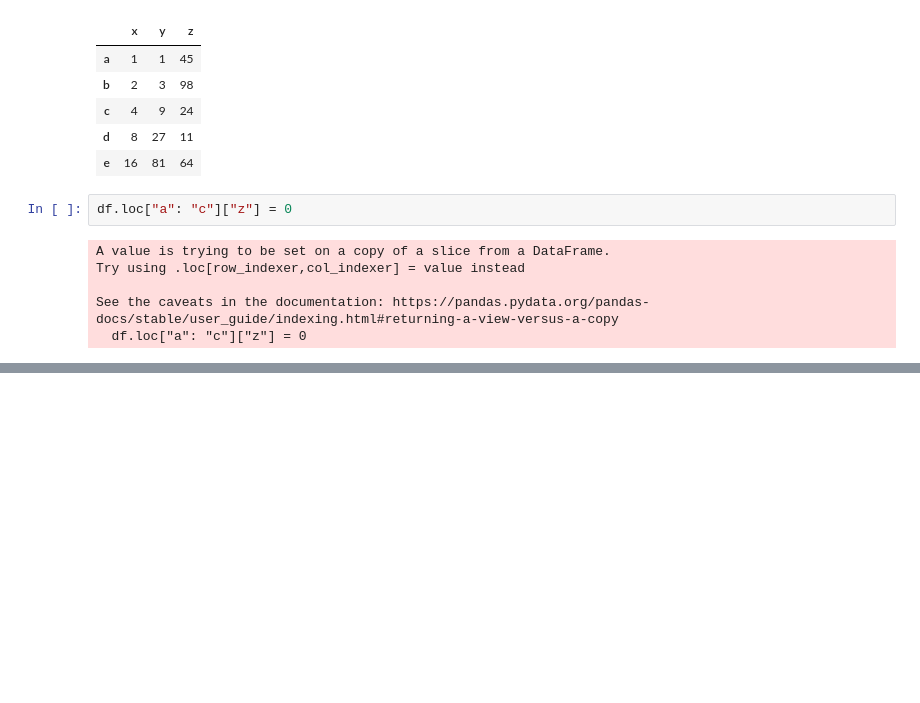
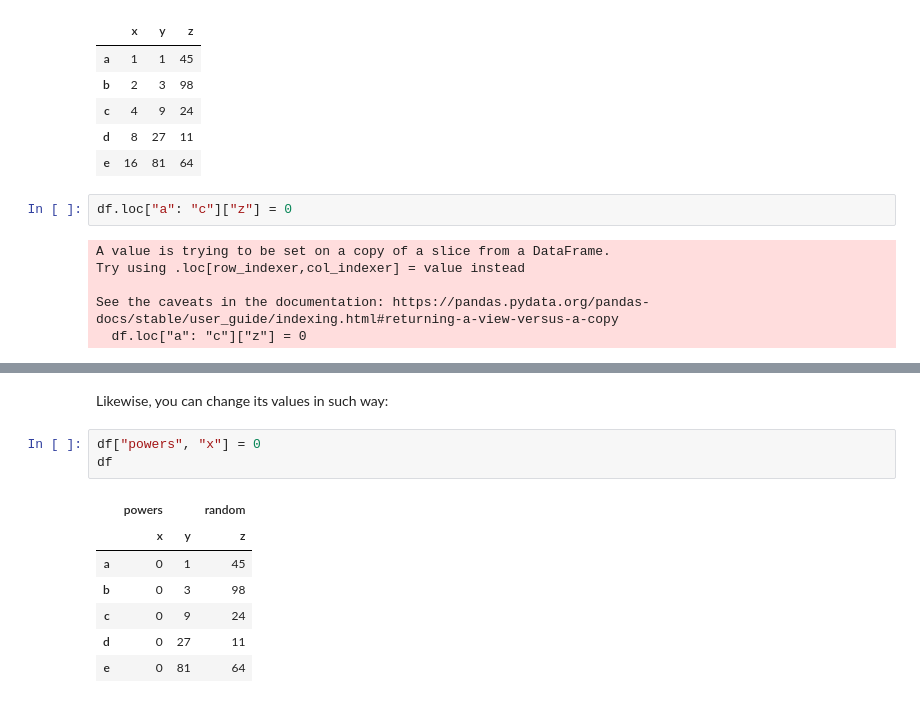
Before and after one commit to felipesebben/Pandas_learning_path, a Jupyter notebook: 6_setting_with_copy_warning/setting_with_copy_warning-_views_vs_copies.ipynb, the cells around one changed output, grey strips where cells are left out. Saved outputs shown, nothing was run; the diff lists cells and outputs as text; blank space fills up the shorter version.

```diff
--- a/6_setting_with_copy_warning/setting_with_copy_warning-_views_vs_copies.ipynb
+++ b/6_setting_with_copy_warning/setting_with_copy_warning-_views_vs_copies.ipynb
@@ -855,0 +997,13 @@ See the caveats in the documentation: https://pandas.pydata.org/pandas-docs/stab
+# %% [markdown]
+<p>Likewise, you can change its values in such way:</p>
+# %%
+df["powers", "x"] = 0
+df
+# %% [output]
+|  | powers |  | random |
+|  | x | y | z |
+| a | 0 | 1 | 45 |
+| b | 0 | 3 | 98 |
+| c | 0 | 9 | 24 |
+| d | 0 | 27 | 11 |
+| e | 0 | 81 | 64 |
```
Also changed, not shown: parts of 22 cells of this notebook.
